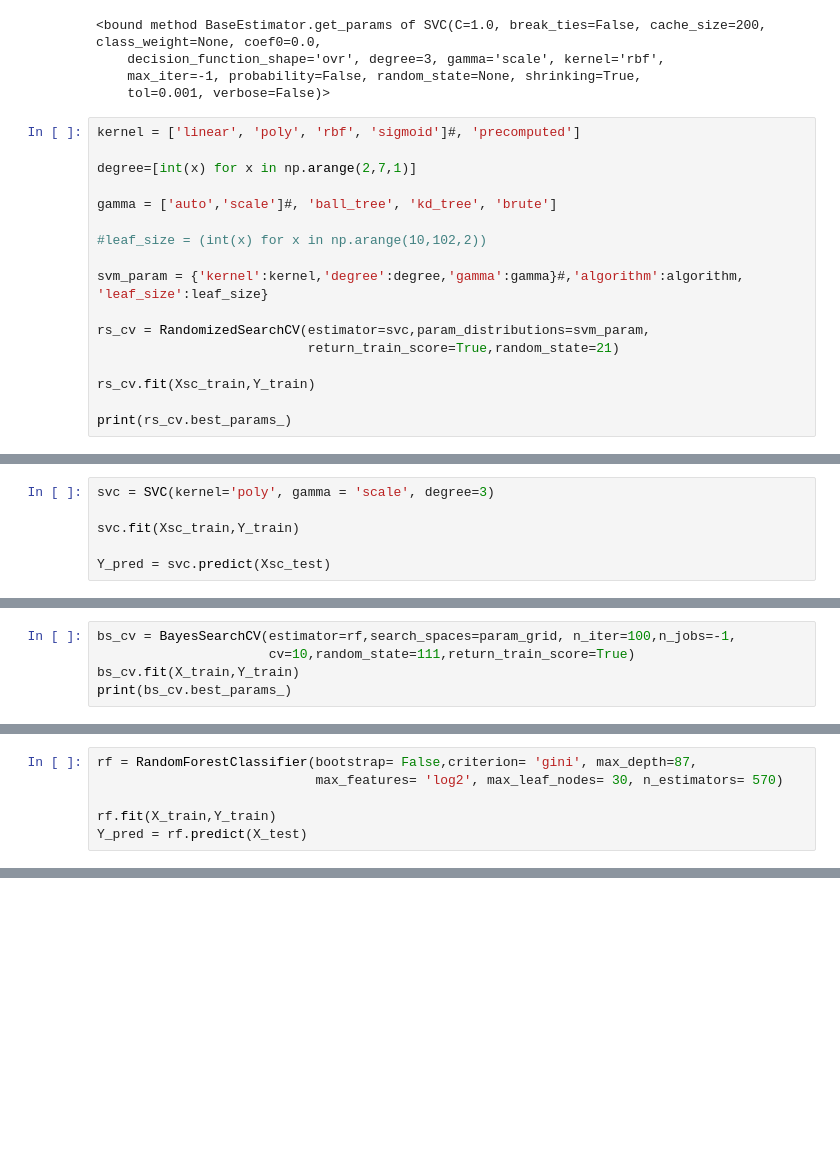
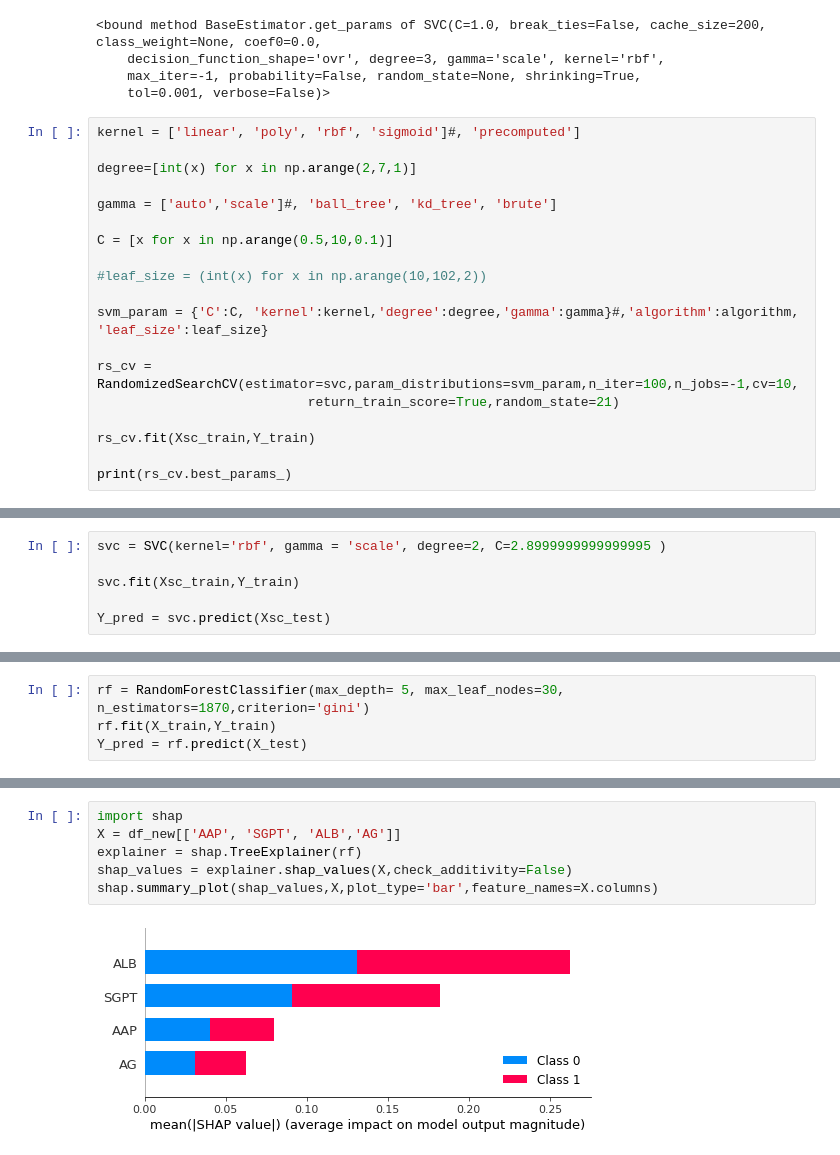
Before and after one commit to somesh-kb/Liver-Disease-India-Data, a Jupyter notebook: Liver_Disease_India.ipynb, the cells around one changed output, grey strips where cells are left out. Drawn from its saved outputs; the diff is of its cells as text; blank space fills up the shorter version.

```diff
--- a/Liver_Disease_India.ipynb
+++ b/Liver_Disease_India.ipynb
@@ -257,11 +344,13 @@ degree=[int(x) for x in np.arange(2,7,1)]
 
 gamma = ['auto','scale']#, 'ball_tree', 'kd_tree', 'brute']
 
+C = [x for x in np.arange(0.5,10,0.1)]
+
 #leaf_size = (int(x) for x in np.arange(10,102,2))
 
-svm_param = {'kernel':kernel,'degree':degree,'gamma':gamma}#,'algorithm':algorithm, 'leaf_size':leaf_size}
+svm_param = {'C':C, 'kernel':kernel,'degree':degree,'gamma':gamma}#,'algorithm':algorithm, 'leaf_size':leaf_size}
 
-rs_cv = RandomizedSearchCV(estimator=svc,param_distributions=svm_param,
+rs_cv = RandomizedSearchCV(estimator=svc,param_distributions=svm_param,n_iter=100,n_jobs=-1,cv=10,
                            return_train_score=True,random_state=21)
 
 rs_cv.fit(Xsc_train,Y_train)
@@ -272,5 +361,5 @@ print(rs_cv.best_params_)
 # %%
-svc = SVC(kernel='poly', gamma = 'scale', degree=3)
+svc = SVC(kernel='rbf', gamma = 'scale', degree=2, C=2.8999999999999995 )
 
 svc.fit(Xsc_train,Y_train)
 
@@ -306,5 +395,0 @@ from skopt import BayesSearchCV
-# %%
-bs_cv = BayesSearchCV(estimator=rf,search_spaces=param_grid, n_iter=100,n_jobs=-1,
-                      cv=10,random_state=111,return_train_score=True)
-bs_cv.fit(X_train,Y_train)
-print(bs_cv.best_params_)
@@ -313,7 +492,5 @@ OrderedDict([('bootstrap', False), ('criterion', 'gini'), ('max_depth', 87), ('m
 # %%
-rf = RandomForestClassifier(bootstrap= False,criterion= 'gini', max_depth=87,
-                            max_features= 'log2', max_leaf_nodes= 30, n_estimators= 570)
-
+rf = RandomForestClassifier(max_depth= 5, max_leaf_nodes=30, n_estimators=1870,criterion='gini')
 rf.fit(X_train,Y_train)
 Y_pred = rf.predict(X_test)
 # %%
@@ -334,0 +531,8 @@ weighted avg       0.74      0.77      0.74       146
+# %%
+import shap
+X = df_new[['AAP', 'SGPT', 'ALB','AG']]
+explainer = shap.TreeExplainer(rf)
+shap_values = explainer.shap_values(X,check_additivity=False)
+shap.summary_plot(shap_values,X,plot_type='bar',feature_names=X.columns)
+# %% [output]
+[figure, added]
```
Also changed, not shown: parts of 27 cells of this notebook.
